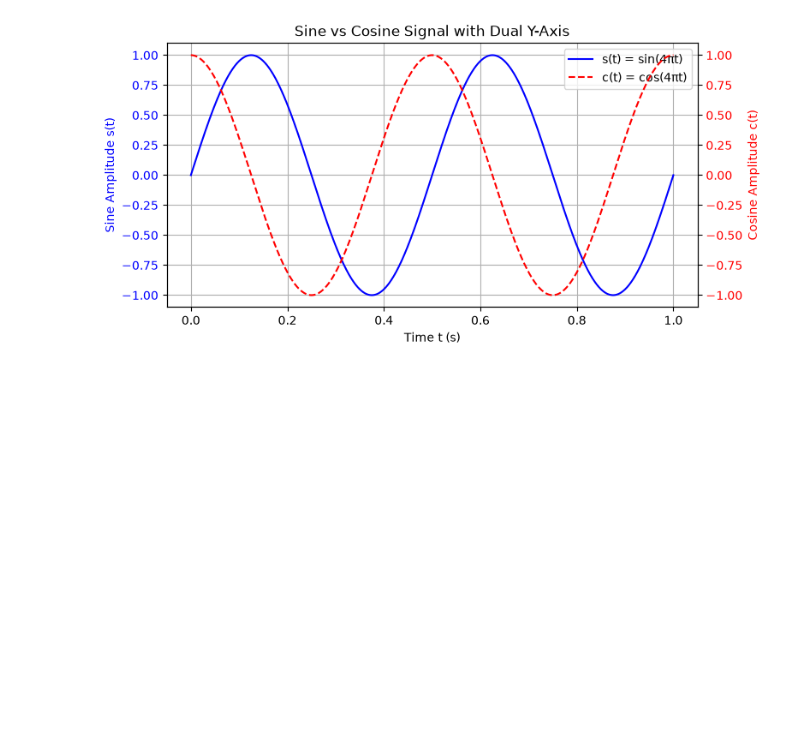
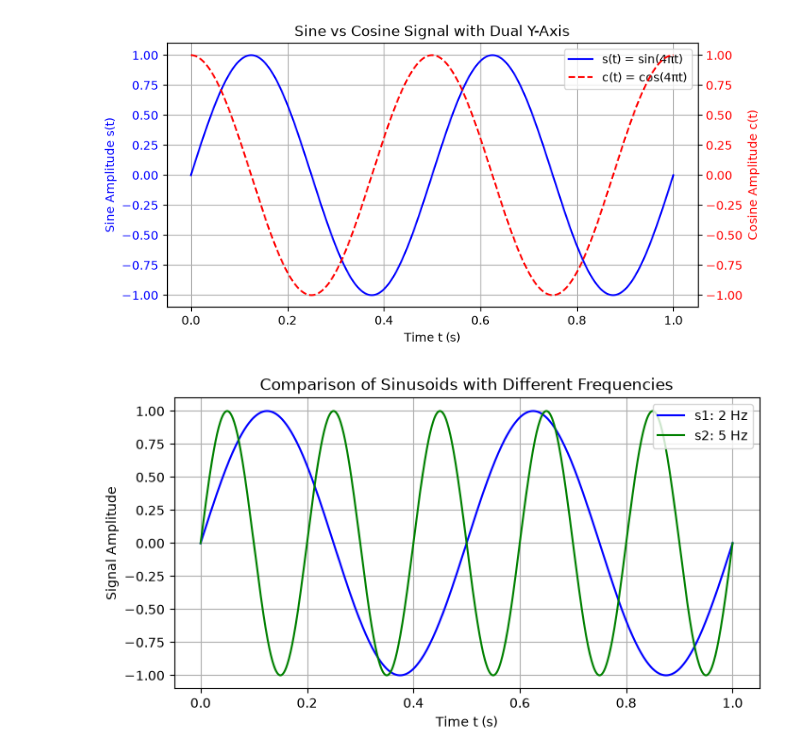
Before and after one commit to alonlongsan/python-series02, a Jupyter notebook: python-series02.ipynb, the cells around one changed output. Cells and saved outputs as stored; diff of their text form; code cells hidden in the pictures; blank space fills up the shorter version.

```diff
--- a/python-series02.ipynb
+++ b/python-series02.ipynb
@@ -83,3 +83,54 @@ plt.savefig("sinusoid_better.pdf", dpi=300, bbox_inches="tight")
 plt.show()
 # %% [output]
 [figure]
+# %%
+def sinusoid(time_array, amplitude, frequency, phase):
+    """
+    Generates a sinusoidal signal array based on physical parameters.
+
+    Parameters:
+    -----------
+    time_array : numpy.ndarray
+        1D array representing the time vector (in seconds).
+    amplitude : float
+        The peak amplitude of the sinusoid.
+    frequency : float
+        The frequency of the wave (in Hertz).
+    phase : float
+        The phase shift (in radians).
+
+    Returns:
+    --------
+    x : numpy.ndarray
+        The generated signal amplitude at each time point.
+    """
+    # We multiply by 2*pi to convert frequency (Hz) to angular frequency (rad/s)
+    # This ensures the formula mathematically aligns with y(t) = A * sin(wt + phi)
+    angular_frequency = 2 * np.pi * frequency
+
+    # Store the result in a variable named 'x' as explicitly requested in the assignment
+    x = amplitude * np.sin(angular_frequency * time_array + phase)
+
+    return x
+
+# Generate two signals with different frequencies to visually compare their cycles.
+# We reuse the global time array 't' created in the first draft.
+s1 = sinusoid(time_array=t, amplitude=1.0, frequency=2.0, phase=0.0)
+s2 = sinusoid(time_array=t, amplitude=1.0, frequency=5.0, phase=0.0)
+
+# Plot s1 and s2 on the same figure to observe the frequency difference
+plt.figure(figsize=(8, 4))
+plt.plot(t, s1, color='blue', label='s1: 2 Hz')
+plt.plot(t, s2, color='green', label='s2: 5 Hz')
+
+plt.title("Comparison of Sinusoids with Different Frequencies")
+plt.xlabel("Time t (s)")
+plt.ylabel("Signal Amplitude")
+plt.grid(True)
+plt.legend()
+
+# Save the final plot
+plt.savefig("sinusoids_comparison.png", dpi=300, bbox_inches="tight")
+plt.show()
+# %% [output]
+[figure, added]
```
Also changed, not shown: parts of 1 cell of this notebook.
